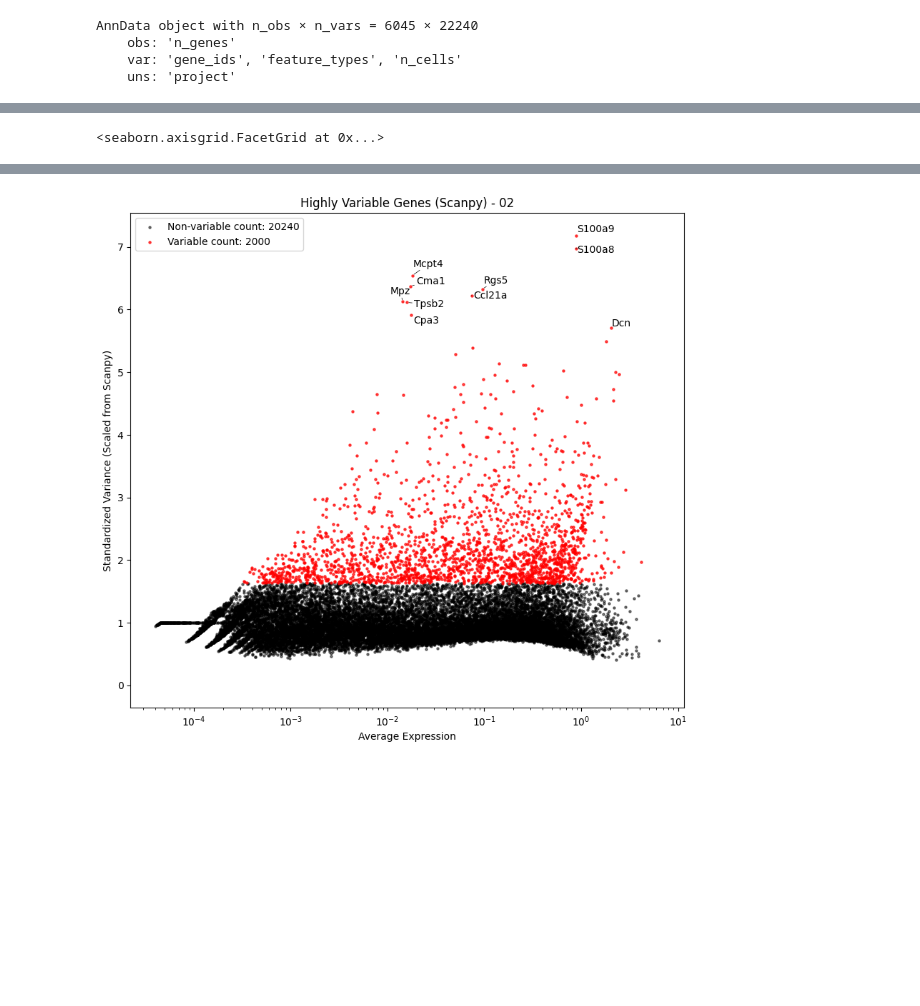
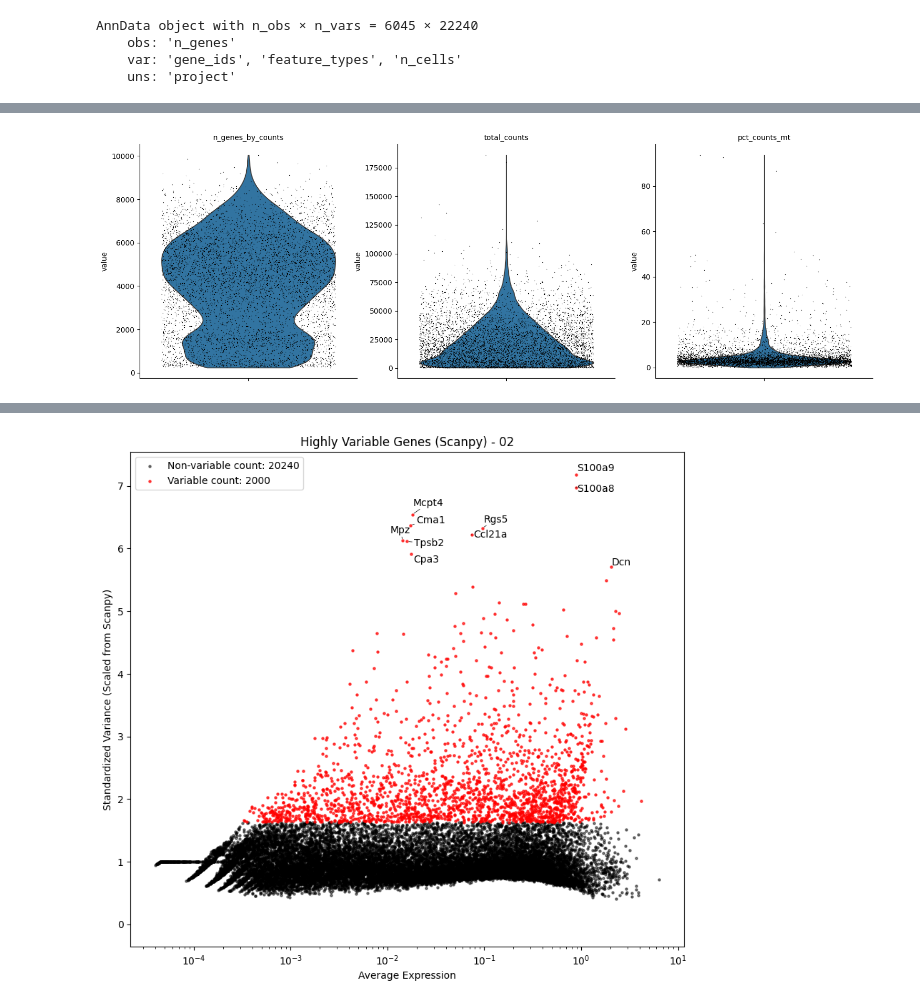
Before and after one commit to snsaiphoo/cis6060_finalproject, a Jupyter notebook: 02_GSE306253.ipynb, the cells around one changed output, grey strips where cells are left out. Saved outputs shown, nothing was run; the diff lists cells and outputs as text; code cells hidden in the pictures; blank space fills up the shorter version.

```diff
--- a/02_GSE306253.ipynb
+++ b/02_GSE306253.ipynb
@@ -83,7 +54,6 @@ sc.pl.violin(
     ["n_genes_by_counts", "total_counts", "pct_counts_mt"],
     jitter=0.4,
     multi_panel=True,
-    save="_qc_violin_02.png",
     show=False
 )
 # %% [output]
@@ -91,4 +61,4 @@ WARNING: saving figure to file figures/violin_qc_violin_02.png
-<seaborn.axisgrid.FacetGrid at 0x...>
+[figure, added]
 # %%
 sc.pl.scatter(
     adata,
```
Also changed, not shown: parts of 20 cells of this notebook, 12 other files.
